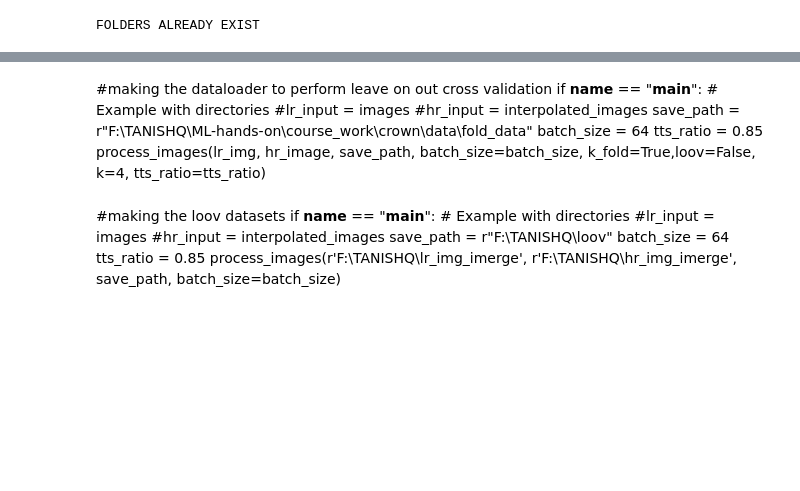
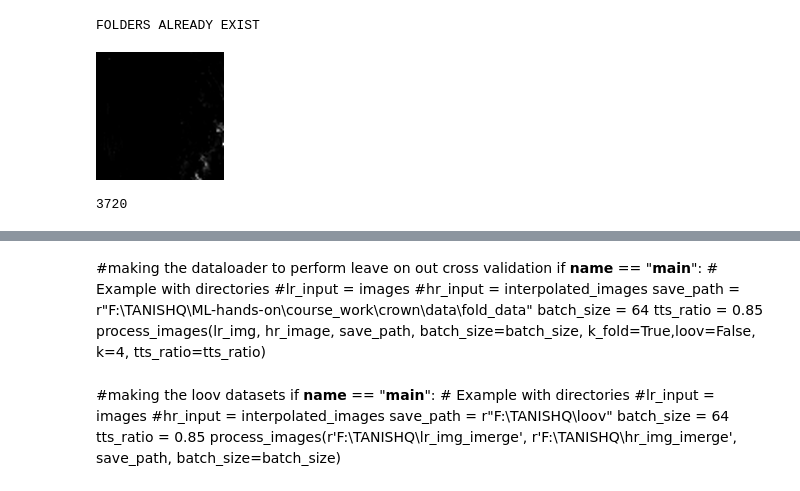
Before and after one commit to sonjaove/IISERB-ML-DL-course, a Jupyter notebook: other imp stuff/checkpoints.ipynb, the cells around one changed output, grey strips where cells are left out. Drawn from its saved outputs; the diff is of its cells as text; code cells hidden in the pictures; blank space fills up the shorter version.

```diff
--- a/other imp stuff/checkpoints.ipynb
+++ b/other imp stuff/checkpoints.ipynb
@@ -166,3 +149,3 @@ hr_image[0]
 # %%
 lr_img_resized = [x.resize((x.width * 4, x.height * 4), resample=Image.NEAREST) for x in lr_img]
-lr_img=lr_img_resized
+lr_img
@@ -178,2 +179,10 @@ else:
 # %% [output]
 FOLDERS ALREADY EXIST
+# %%
+lr_img[0]
+# %% [output]
+[figure, added]
+# %%
+len(lr_img)
+# %% [output]
+3720
```
Also changed, not shown: parts of 36 cells of this notebook.
